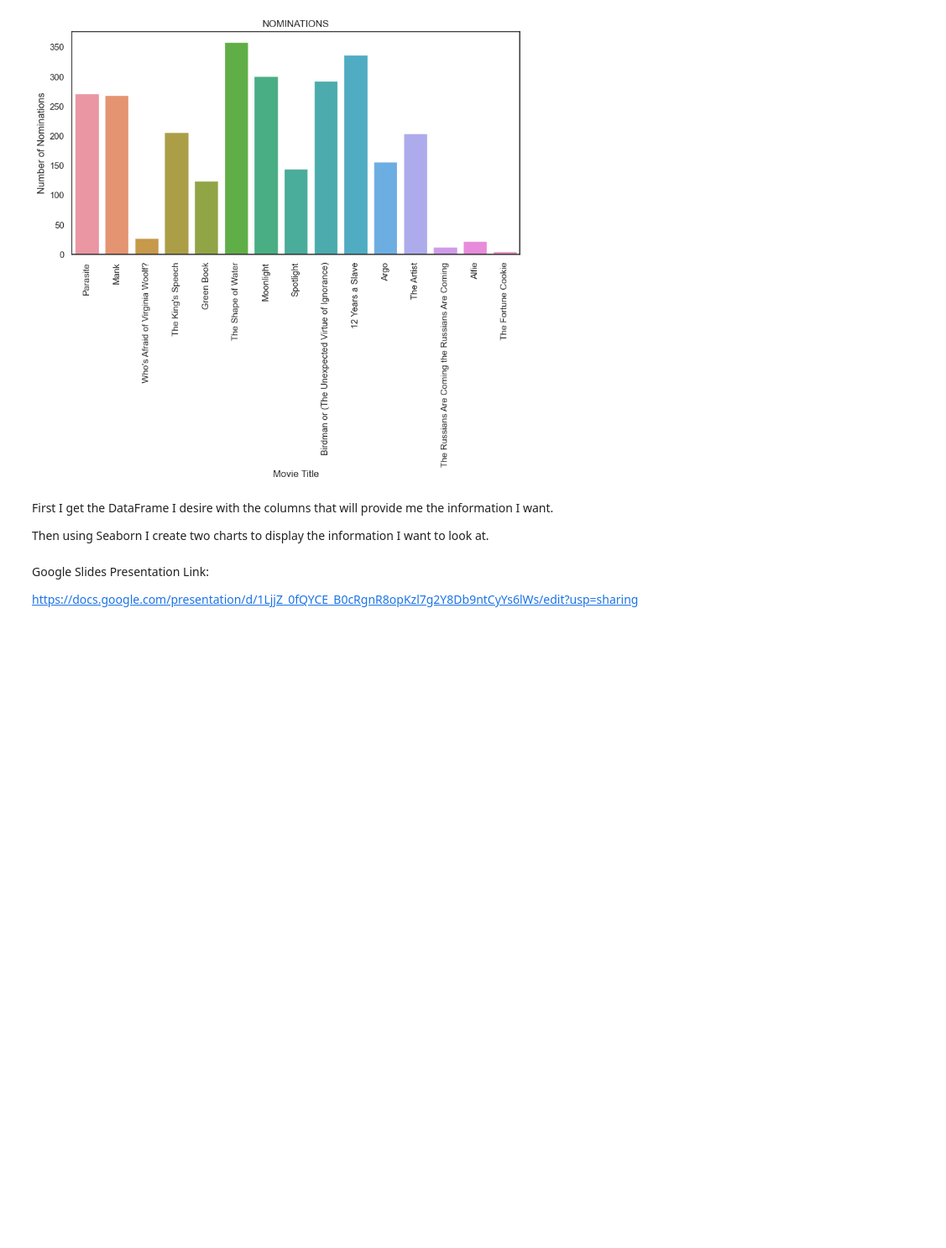
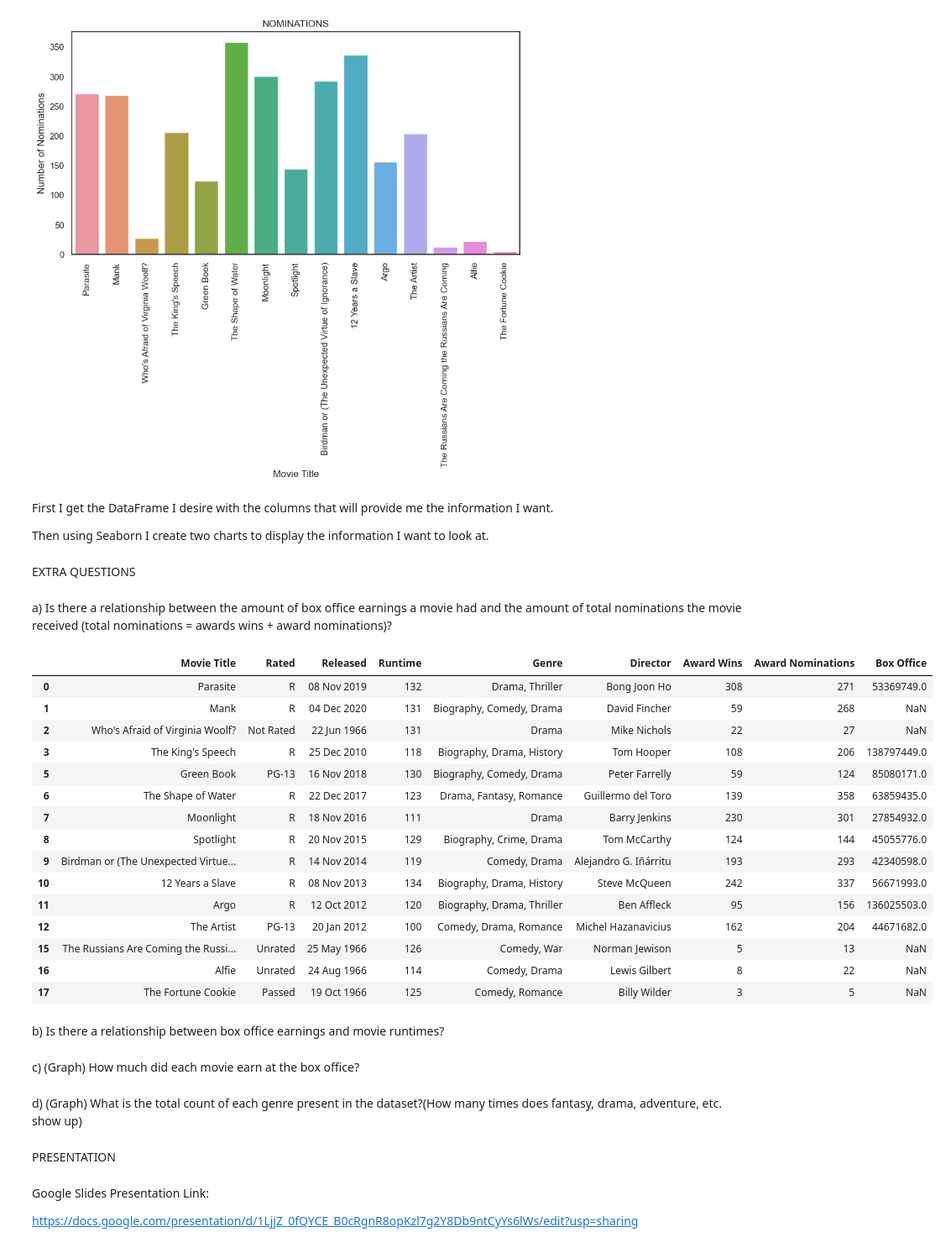
Before and after one commit to 3Grey6Jedi9/Data-Analysis-Project-08, a Jupyter notebook: movie_analysis.ipynb, the cells around one changed output. Shown at 84% size. Cells and saved outputs as stored; diff of their text form; code cells hidden in the pictures; blank space fills up the shorter version.

```diff
--- a/movie_analysis.ipynb
+++ b/movie_analysis.ipynb
@@ -178,6 +178,37 @@ plt.show()
 First I get the DataFrame I desire with the columns that will provide me the information I want.
 
 Then using Seaborn I create two charts to display the information I want to look at.
+# %% [markdown]
+EXTRA QUESTIONS
+# %% [markdown]
+a) Is there a relationship between the amount of box office earnings a movie had and the amount of total nominations the movie received (total nominations = awards wins + award nominations)?
+# %%
+movie_unique
+# %% [output]
+|  | Movie Title | Rated | Released | Runtime | Genre | Director | Award Wins | Award Nominations | Box Office |
+| 0 | Parasite | R | 08 Nov 2019 | 132 | Drama, Thriller | Bong Joon Ho | 308 | 271 | 53369749.0 |
+| 1 | Mank | R | 04 Dec 2020 | 131 | Biography, Comedy, Drama | David Fincher | 59 | 268 | NaN |
+| 2 | Who's Afraid of Virginia Woolf? | Not Rated | 22 Jun 1966 | 131 | Drama | Mike Nichols | 22 | 27 | NaN |
+| 3 | The King's Speech | R | 25 Dec 2010 | 118 | Biography, Drama, History | Tom Hooper | 108 | 206 | 138797449.0 |
+| 5 | Green Book | PG-13 | 16 Nov 2018 | 130 | Biography, Comedy, Drama | Peter Farrelly | 59 | 124 | 85080171.0 |
+| 6 | The Shape of Water | R | 22 Dec 2017 | 123 | Drama, Fantasy, Romance | Guillermo del Toro | 139 | 358 | 63859435.0 |
+| 7 | Moonlight | R | 18 Nov 2016 | 111 | Drama | Barry Jenkins | 230 | 301 | 27854932.0 |
+| 8 | Spotlight | R | 20 Nov 2015 | 129 | Biography, Crime, Drama | Tom McCarthy | 124 | 144 | 45055776.0 |
+| 9 | Birdman or (The Unexpected Virtue... | R | 14 Nov 2014 | 119 | Comedy, Drama | Alejandro G. Iñárritu | 193 | 293 | 42340598.0 |
+| 10 | 12 Years a Slave | R | 08 Nov 2013 | 134 | Biography, Drama, History | Steve McQueen | 242 | 337 | 56671993.0 |
+| 11 | Argo | R | 12 Oct 2012 | 120 | Biography, Drama, Thriller | Ben Affleck | 95 | 156 | 136025503.0 |
+| 12 | The Artist | PG-13 | 20 Jan 2012 | 100 | Comedy, Drama, Romance | Michel Hazanavicius | 162 | 204 | 44671682.0 |
+| 15 | The Russians Are Coming the Russi... | Unrated | 25 May 1966 | 126 | Comedy, War | Norman Jewison | 5 | 13 | NaN |
+| 16 | Alfie | Unrated | 24 Aug 1966 | 114 | Comedy, Drama | Lewis Gilbert | 8 | 22 | NaN |
+| 17 | The Fortune Cookie | Passed | 19 Oct 1966 | 125 | Comedy, Romance | Billy Wilder | 3 | 5 | NaN |
+# %% [markdown]
+b) Is there a relationship between box office earnings and movie runtimes?
+# %% [markdown]
+c) (Graph) How much did each movie earn at the box office?
+# %% [markdown]
+d) (Graph) What is the total count of each genre present in the dataset?(How many times does fantasy, drama, adventure, etc. show up)
+# %% [markdown]
+PRESENTATION
 # %% [markdown]
 Google Slides Presentation Link:
 
```
